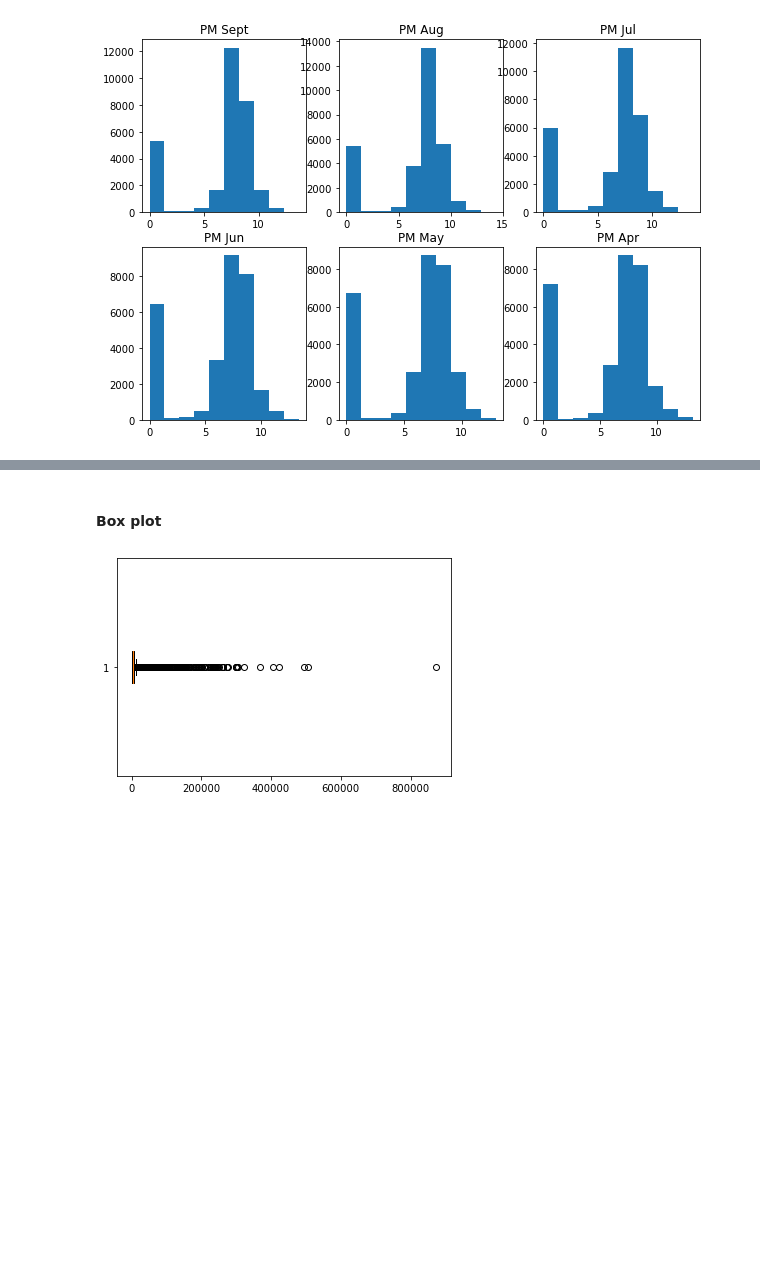
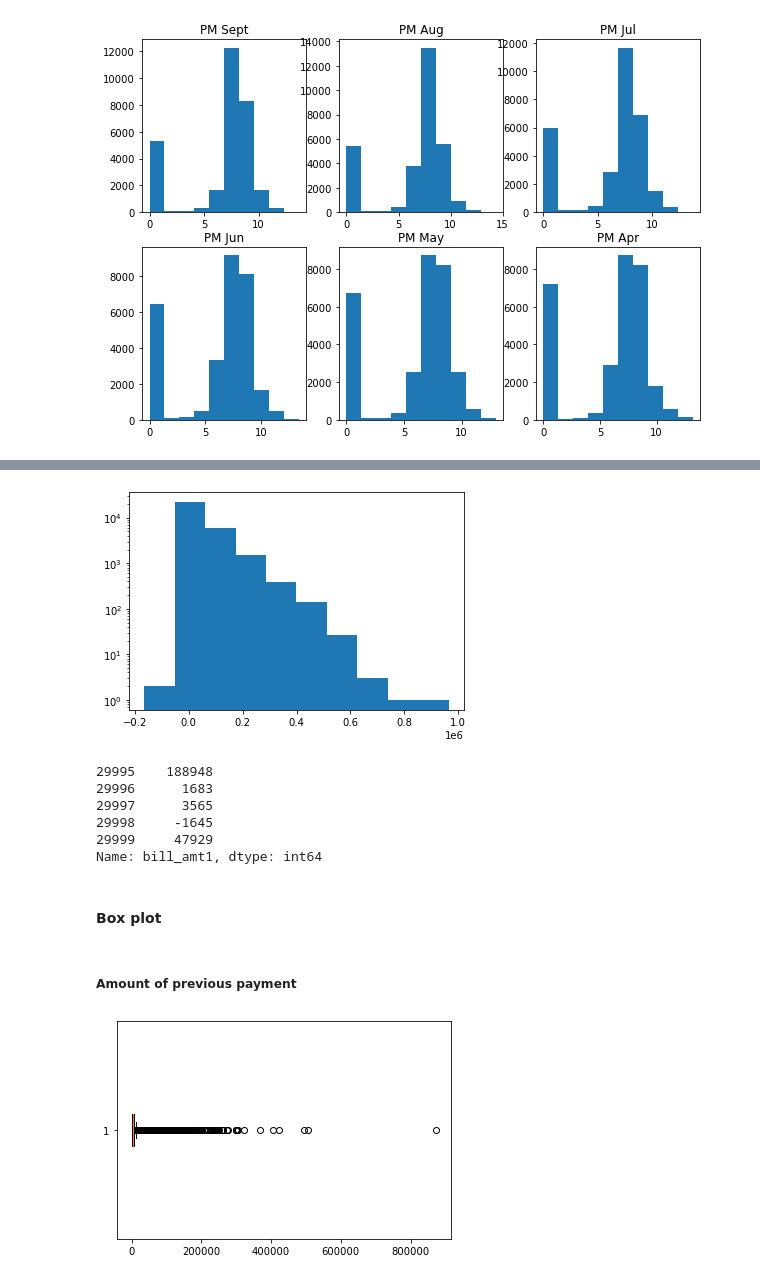
Before and after one commit to hamitguner/ML-zoomcamp, a Jupyter notebook: midterm-project/notebook.ipynb, the cells around one changed output, grey strips where cells are left out. Saved outputs shown, nothing was run; the diff lists cells and outputs as text; code cells hidden in the pictures; blank space fills up the shorter version.

```diff
--- a/midterm-project/notebook.ipynb
+++ b/midterm-project/notebook.ipynb
@@ -286,5 +413,25 @@ plt.show()
+# %%
+# Log scale
+plt.hist('bill_amt1', log = True, data =df)
+
+plt.show()
+
+# right skewed
+# %% [output]
+[figure, added]
+# %%
+df['bill_amt1'].tail()
+# %% [output]
+29995    188948
+29996      1683
+29997      3565
+29998     -1645
+29999     47929
+Name: bill_amt1, dtype: int64
 # %% [markdown]
 #### Box plot
+# %% [markdown]
+##### Amount of previous payment
 # %%
 # Lienar scale
 plt.boxplot('pay_amt1', vert=False, data =df)
```
Also changed, not shown: parts of 40 cells of this notebook.
